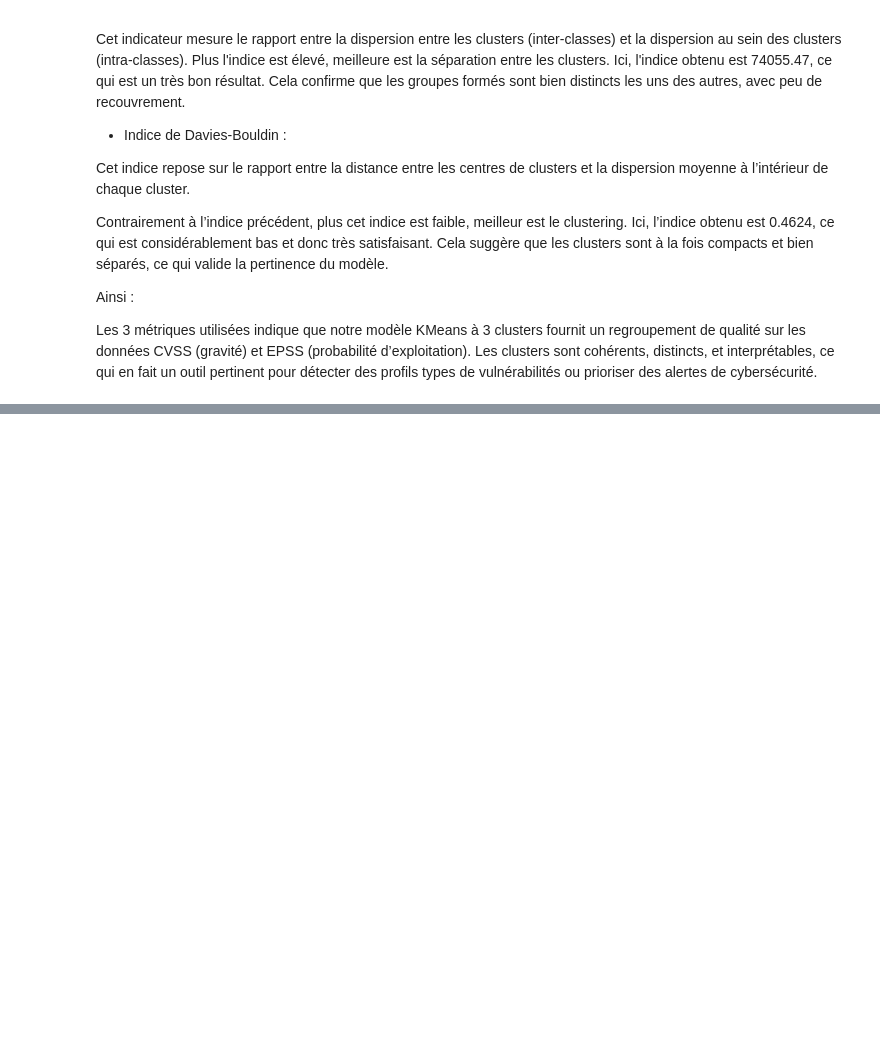
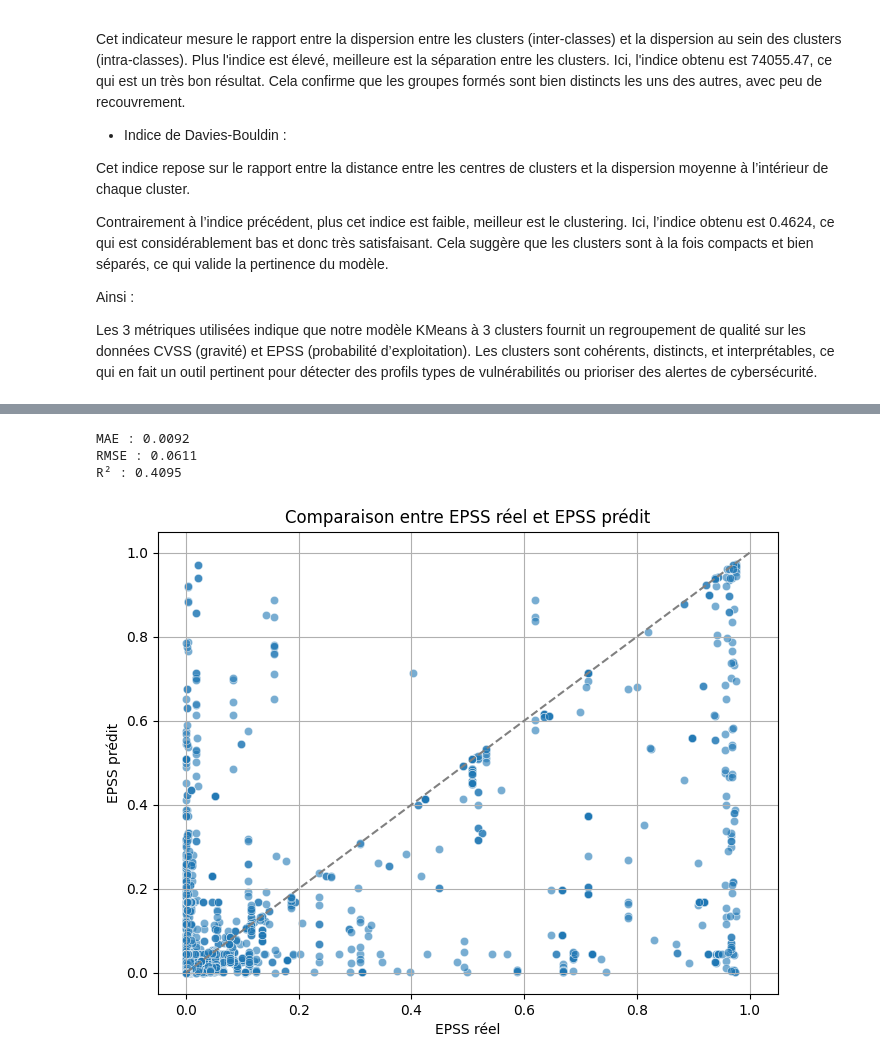
Before and after one commit to charlottines/TD-ANSSI, a Jupyter notebook: machine_learning.ipynb, the cells around one changed output, grey strips where cells are left out. Cells and saved outputs as stored; diff of their text form; code cells hidden in the pictures; blank space fills up the shorter version.

```diff
--- a/machine_learning.ipynb
+++ b/machine_learning.ipynb
@@ -139,0 +298,38 @@ Limite :
+# %%
+# Supervisé 2 : Prédiction score EPSS
+df = df.dropna(subset=["EPSS_score"]) # on retire les lignes sans score EPSS
+colonnes_cat = ["Base_Severity", "CWE", "Produit", "Editeur"] #colonnes à encoder
+for col in colonnes_cat:
+    df[col] = df[col].astype(str)
+    le = LabelEncoder()
+    df[col] = le.fit_transform(df[col])
+
+X = df[["CVSS_score", "Base_Severity", "CWE", "Produit", "Editeur"]]
+y = df["EPSS_score"]
+
+X_train, X_test, y_train, y_test = train_test_split(X, y, test_size=0.3, random_state=42)
+model = RandomForestRegressor(n_estimators=100, random_state=42)
+model.fit(X_train, y_train)
+y_pred = model.predict(X_test)
+
+# Métriques d’évaluation
+mae = mean_absolute_error(y_test, y_pred)
+rmse = np.sqrt(mean_squared_error(y_test, y_pred))
+r2 = r2_score(y_test, y_pred)
+print(f"MAE : {mae:.4f}")
+print(f"RMSE : {rmse:.4f}")
+print(f"R² : {r2:.4f}")
+
+plt.figure(figsize=(8, 6))
+sns.scatterplot(x=y_test, y=y_pred, alpha=0.6)
+plt.xlabel("EPSS réel")
+plt.ylabel("EPSS prédit")
+plt.title("Comparaison entre EPSS réel et EPSS prédit")
+plt.plot([0, 1], [0, 1], '--', color='gray')  # diagonale
+plt.grid(True)
+plt.show()
+# %% [output]
+MAE : 0.0092
+RMSE : 0.0611
+R² : 0.4095
+[figure, added]
```
Also changed, not shown: parts of 9 cells of this notebook.
